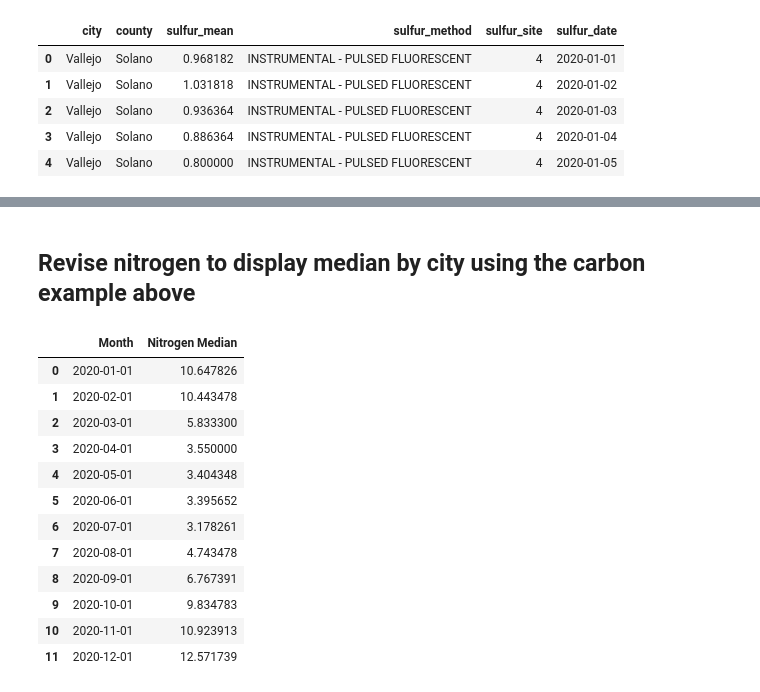
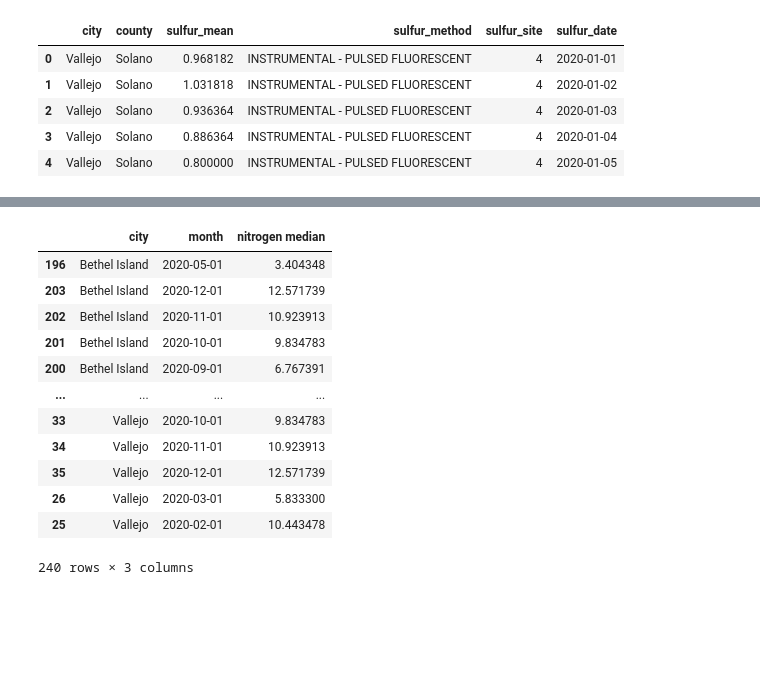
Before and after one commit to virgowolf/bayarea-airquality, a Jupyter notebook: ETL_code.ipynb, the cells around one changed output, grey strips where cells are left out. Cells and saved outputs as stored; diff of their text form; code cells hidden in the pictures; blank space fills up the shorter version.

```diff
--- a/ETL_code.ipynb
+++ b/ETL_code.ipynb
@@ -153,10 +159,16 @@ for city in cities:
         median_carbon = carbon_month_city['carbon_mean'].median()
 
         # Append the result to the list
-        median_carbon_by_month_by_city.append({'City': city, 'Month': start_date, 'Carbon Median': median_carbon})
+        median_carbon_by_month_by_city.append({'city': city, 'month': start_date, 'carbon median': median_carbon})
 
 #Convert the list to a DataFrame
 median_carbon_by_month_by_city = pd.DataFrame(median_carbon_by_month_by_city)
 
 # Display the median AQI for carbon for each month in 2020
 median_carbon_by_month_by_city
+
+# Sort alphabetically by city
+carbon_sort_df = median_carbon_by_month_by_city.sort_values(by= 'city')
+
+# Export csv with monthly carbon levels by city
+carbon_sort_df.to_csv('output_data/carbon_monthly.csv')
@@ -177,39 +175,49 @@ median_carbon_by_month_by_city
-# %% [markdown]
-## Revise nitrogen to display median by city using the carbon example above ##
 # %%
 # Create an empty DataFrame to store the results for median nitrogen by month
-median_nitrogen_by_month = []
+median_nitrogen_by_month_by_city = []
 
-# Loop through each month in 2020
-for month in range(1, 13):
-    start_date = f'2020-{month:02d}-01'
-    end_date = pd.to_datetime(start_date).replace(day=1) + pd.DateOffset(months=1) - pd.DateOffset(days=1)
+# Get the list of unique cities
+cities = nitrogen_df['city'].unique()
 
-    # Filter data for the specified month
-    nitrogen_month = nitrogen_df[(nitrogen_df['nitrogen_date'] >= start_date) & (nitrogen_df['nitrogen_date'] <= end_date)]
+# Loop through each city
+for city in cities:
+    # Loop through each month in 2020
+    for month in range(1, 13):
+        start_date = f'2020-{month:02d}-01'
+        end_date = pd.to_datetime(start_date).replace(day=1) + pd.DateOffset(months=1) - pd.DateOffset(days=1)
 
-    # Calculate the median AQI for carbon
-    median_nitrogen = nitrogen_month['nitrogen_mean'].median()
+        # Filter data for the specified month
+        nitrogen_month = nitrogen_df[(nitrogen_df['nitrogen_date'] >= start_date) & (nitrogen_df['nitrogen_date'] <= end_date)]
 
-    # Append the result to the list
-    median_nitrogen_by_month.append({'Month': start_date, 'Nitrogen Median': median_nitrogen})
+        # Calculate the median AQI
+        median_nitrogen = nitrogen_month['nitrogen_mean'].median()
+
+        # Append the result to the list
+        median_nitrogen_by_month_by_city.append({'city': city,'month': start_date, 'nitrogen median': median_nitrogen})
 
 #Convert the list to a DataFrame
-median_nitrogen_by_month = pd.DataFrame(median_nitrogen_by_month)
+median_nitrogen_by_month_by_city = pd.DataFrame(median_nitrogen_by_month_by_city)
 
-# Display the median AQI for carbon for each month in 2020
-median_nitrogen_by_month
+# Display the median AQI for each month in 2020
+median_nitrogen_by_month_by_city
+
+# Sort alphabetically by city
+nitrogen_sort_df = median_nitrogen_by_month_by_city.sort_values(by= 'city')
+
+# Export csv with monthly nitrogen levels by city
+nitrogen_sort_df.to_csv('output_data/nitrogen_monthly.csv')
+nitrogen_sort_df
 # %% [output]
-|  | Month | Nitrogen Median |
-| 0 | 2020-01-01 | 10.647826 |
-| 1 | 2020-02-01 | 10.443478 |
-| 2 | 2020-03-01 | 5.833300 |
-| 3 | 2020-04-01 | 3.550000 |
-| 4 | 2020-05-01 | 3.404348 |
-| 5 | 2020-06-01 | 3.395652 |
-| 6 | 2020-07-01 | 3.178261 |
-| 7 | 2020-08-01 | 4.743478 |
-| 8 | 2020-09-01 | 6.767391 |
-| 9 | 2020-10-01 | 9.834783 |
-| 10 | 2020-11-01 | 10.923913 |
-| 11 | 2020-12-01 | 12.571739 |
+|  | city | month | nitrogen median |
+| 196 | Bethel Island | 2020-05-01 | 3.404348 |
+| 203 | Bethel Island | 2020-12-01 | 12.571739 |
+| 202 | Bethel Island | 2020-11-01 | 10.923913 |
+| 201 | Bethel Island | 2020-10-01 | 9.834783 |
+| 200 | Bethel Island | 2020-09-01 | 6.767391 |
+| ... | ... | ... | ... |
+| 33 | Vallejo | 2020-10-01 | 9.834783 |
+| 34 | Vallejo | 2020-11-01 | 10.923913 |
+| 35 | Vallejo | 2020-12-01 | 12.571739 |
+| 26 | Vallejo | 2020-03-01 | 5.833300 |
+| 25 | Vallejo | 2020-02-01 | 10.443478 |
+240 rows × 3 columns
```
Also changed, not shown: parts of 17 cells of this notebook, 10 other files.
